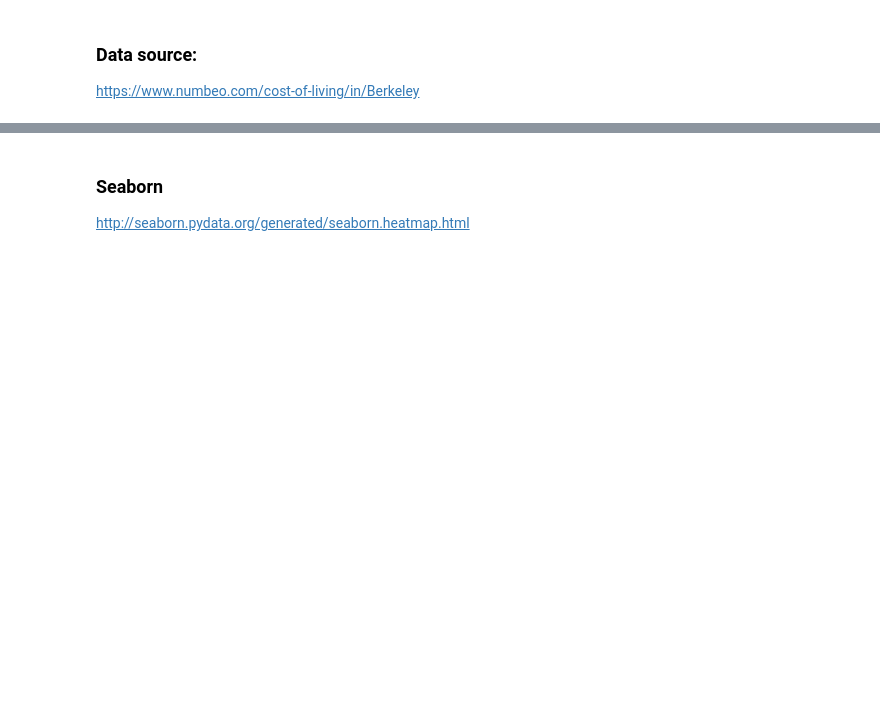
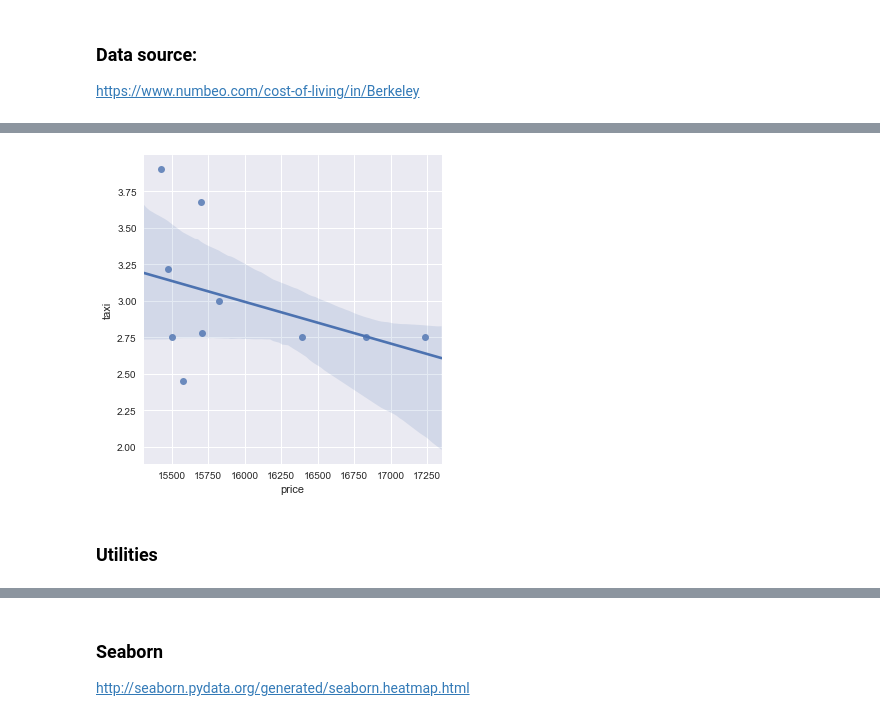
Before and after one commit to yiranjia/DSSG, a Jupyter notebook: Cost of Living analysis 2.ipynb, the cells around one changed output, grey strips where cells are left out. Drawn from its saved outputs; the diff is of its cells as text; code cells hidden in the pictures; blank space fills up the shorter version.

```diff
--- a/Cost of Living analysis 2.ipynb
+++ b/Cost of Living analysis 2.ipynb
@@ -99,0 +140,4 @@ https://www.numbeo.com/cost-of-living/in/Berkeley
+# %%
+d2 = {'price' : price,
+     'taxi' : taxi}
+df222 = pd.DataFrame(d2)
@@ -99,0 +158,6 @@ https://www.numbeo.com/cost-of-living/in/Berkeley
+# %%
+g = sns.lmplot(x="price", y="taxi", data=df222)
+# %% [output]
+[figure, added]
+# %% [markdown]
+### Utilities
```
Also changed, not shown: parts of 28 cells of this notebook.
